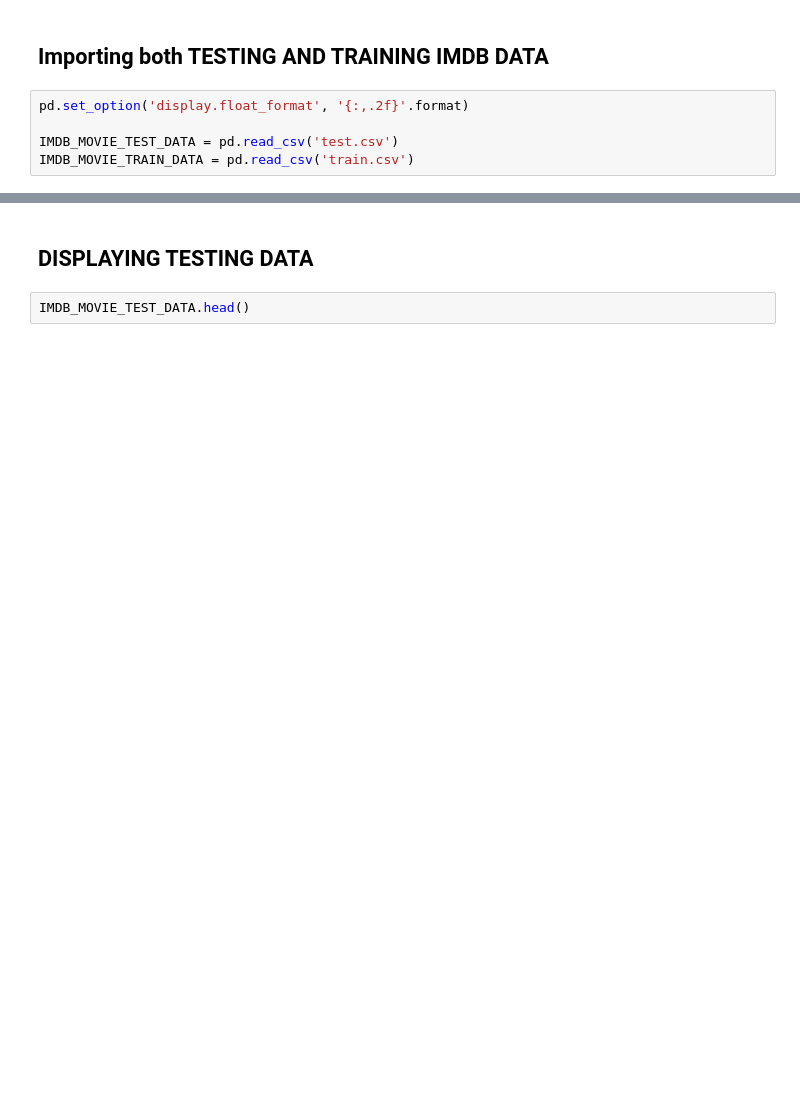
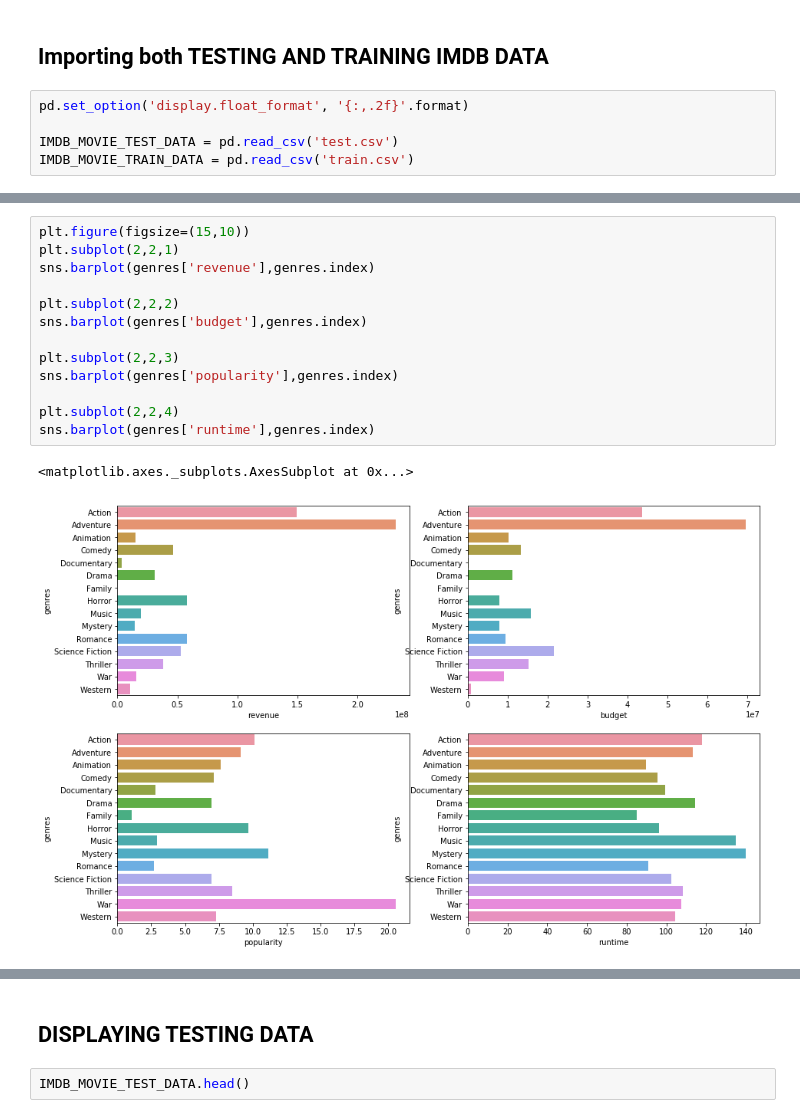
Before and after one commit to kevintongg/CS4662-Project, a Jupyter notebook: Main.ipynb, the cells around one changed output, grey strips where cells are left out. Drawn from its saved outputs; the diff is of its cells as text; blank space fills up the shorter version.

```diff
--- a/Main.ipynb
+++ b/Main.ipynb
@@ -39,0 +115,16 @@ IMDB_MOVIE_TRAIN_DATA = pd.read_csv('train.csv')
+# %%
+plt.figure(figsize=(15,10))
+plt.subplot(2,2,1)
+sns.barplot(genres['revenue'],genres.index)
+
+plt.subplot(2,2,2)
+sns.barplot(genres['budget'],genres.index)
+
+plt.subplot(2,2,3)
+sns.barplot(genres['popularity'],genres.index)
+
+plt.subplot(2,2,4)
+sns.barplot(genres['runtime'],genres.index)
+# %% [output]
+<matplotlib.axes._subplots.AxesSubplot at 0x...>
+[figure, added]
```
Also changed, not shown: parts of 38 cells of this notebook.
